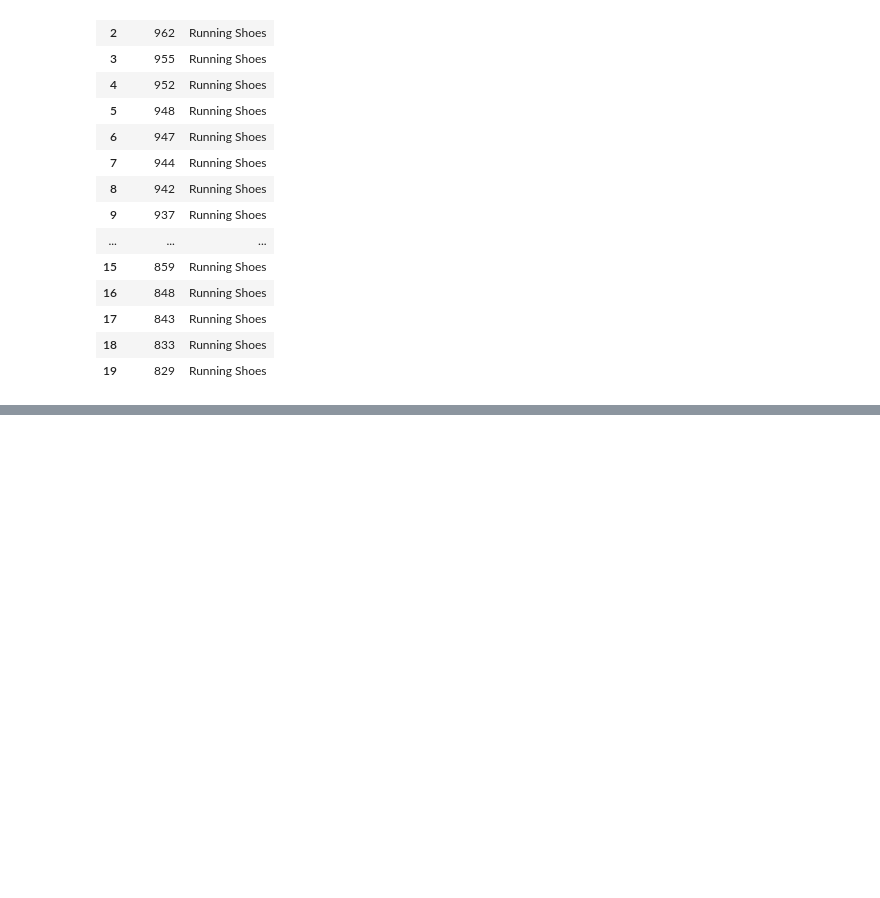
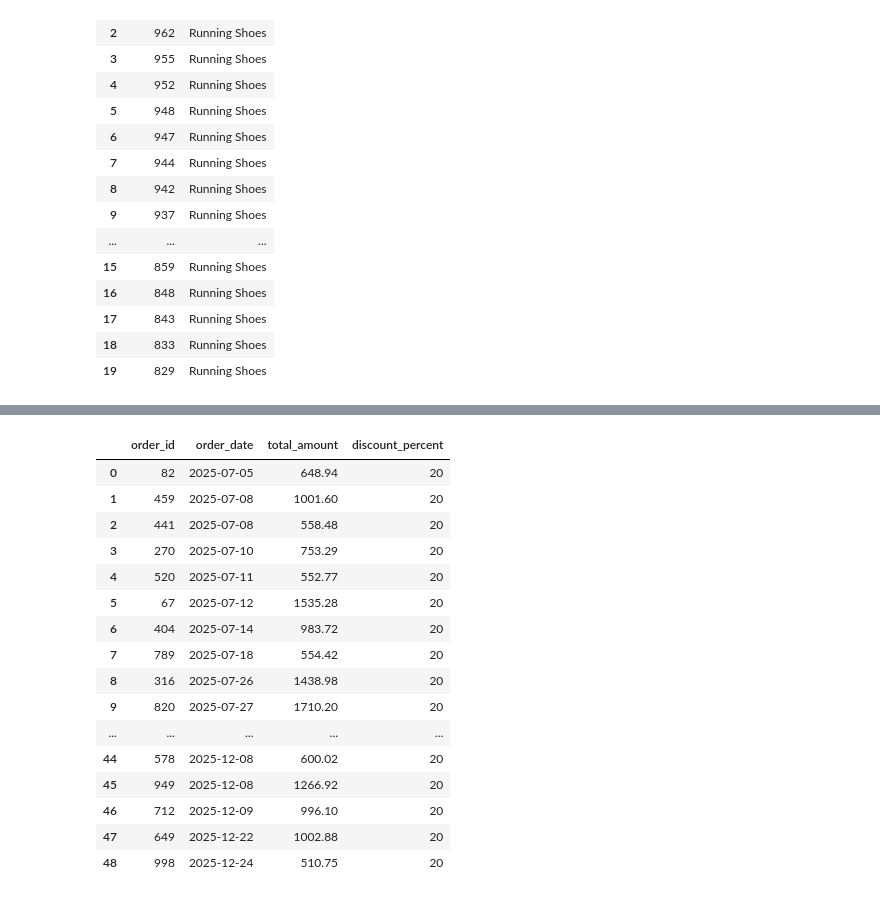
Before and after one commit to Thomasayanfeoluwa/2026-Python-Training-Class---Tutorial-For-Beginners, a Jupyter notebook: sqlite3.ipynb, the cells around one changed output, grey strips where cells are left out. Saved outputs shown, nothing was run; the diff lists cells and outputs as text; code cells hidden in the pictures; blank space fills up the shorter version.

```diff
--- a/sqlite3.ipynb
+++ b/sqlite3.ipynb
@@ -609,0 +673,32 @@ run_sql("""
+# %%
+"""
+Challenge 2: Date Range & Financial Thresholds
+Write a query to retrieve orders where:
+1. The order_date falls within the second half of the year (between '2025-07-01' and '2025-12-31').
+2. The total_amount is strictly greater than 500.00 OR the discount_percent is greater than 15.
+Include only the order_id, order_date, total_amount, and discount_percent columns.
+"""
+
+run_sql("""
+    SELECT order_id, order_date, total_amount, discount_percent
+    FROM orders
+    WHEERE (order_date >= '2025-07-01' AND order_date <= '2025-12-31') AND (total_amount > 500.00 AND discount_percent > 15)
+""")
+# %% [output]
+|  | order_id | order_date | total_amount | discount_percent |
+| 0 | 82 | 2025-07-05 | 648.94 | 20 |
+| 1 | 459 | 2025-07-08 | 1001.60 | 20 |
+| 2 | 441 | 2025-07-08 | 558.48 | 20 |
+| 3 | 270 | 2025-07-10 | 753.29 | 20 |
+| 4 | 520 | 2025-07-11 | 552.77 | 20 |
+| 5 | 67 | 2025-07-12 | 1535.28 | 20 |
+| 6 | 404 | 2025-07-14 | 983.72 | 20 |
+| 7 | 789 | 2025-07-18 | 554.42 | 20 |
+| 8 | 316 | 2025-07-26 | 1438.98 | 20 |
+| 9 | 820 | 2025-07-27 | 1710.20 | 20 |
+| ... | ... | ... | ... | ... |
+| 44 | 578 | 2025-12-08 | 600.02 | 20 |
+| 45 | 949 | 2025-12-08 | 1266.92 | 20 |
+| 46 | 712 | 2025-12-09 | 996.10 | 20 |
+| 47 | 649 | 2025-12-22 | 1002.88 | 20 |
+| 48 | 998 | 2025-12-24 | 510.75 | 20 |
```
Also changed, not shown: parts of 4 cells of this notebook.
